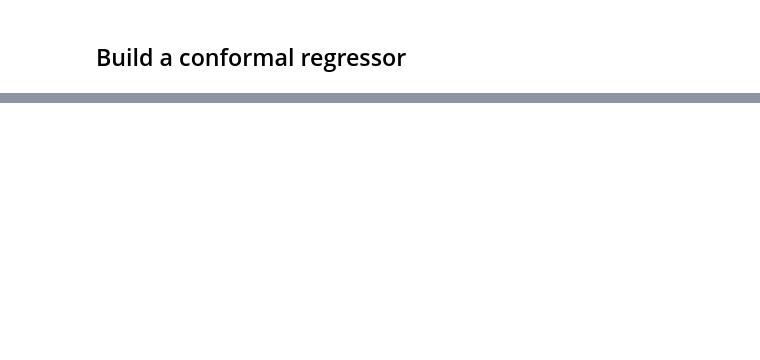
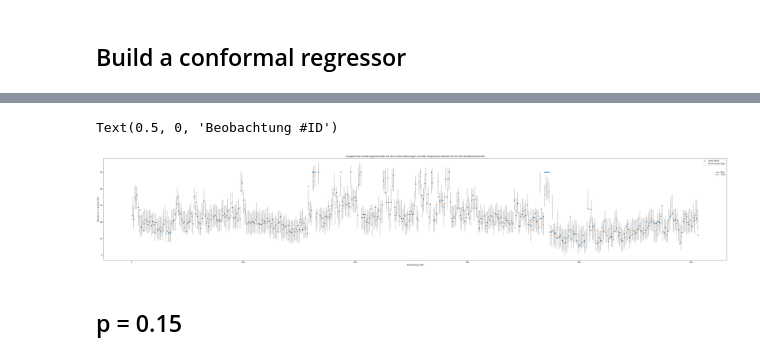
Before and after one commit to cewaphi/auto-ml-tools, a Jupyter notebook: notebooks/analyse-boston.ipynb, the cells around one changed output, grey strips where cells are left out. Drawn from its saved outputs; the diff is of its cells as text; code cells hidden in the pictures; blank space fills up the shorter version.

```diff
--- a/notebooks/analyse-boston.ipynb
+++ b/notebooks/analyse-boston.ipynb
@@ -269,0 +270,20 @@ plt.plot
+# %%
+p = 0.05
+e = 0.05
+fig = plt.figure(figsize=(60,10))
+ax = sns.scatterplot(np.linspace(1, boston.target.size, boston.target.size), results['y_orig'].to_numpy().astype(float))
+ax = sns.scatterplot(np.linspace(1, boston.target.size, boston.target.size), results['y_pred'].to_numpy().astype(float), alpha=0.4, ax=ax)
+plt.legend(["reale Werte", "Punkt-Vorhersage"])
+for i in range(1, boston.target.size + 1):
+    row = results.iloc[i-1]
+    yrange = row['cp_interval'][0]
+    plt.plot((i, i), yrange, 'k-', alpha=0.4)
+plt.title(f"Vergleich der Vorhersageintervalle mit den Punkt-Vorhersagen und den empirischen Werten für ein {int((1-p)*100)}%-Konfidenzintervall")
+plt.text(0.99, 0.85, f'p = {int((1-p)*100)}%\nerr ~ {e}', ha='center', va='center', transform=ax.transAxes)
+ax.set_ylabel("Hauspreise in tausend US\$")
+ax.set_xlabel("Beobachtung #ID")
+# %% [output]
+Text(0.5, 0, 'Beobachtung #ID')
+[figure, added]
+# %% [markdown]
+## p = 0.15
```
Also changed, not shown: parts of 20 cells of this notebook.
